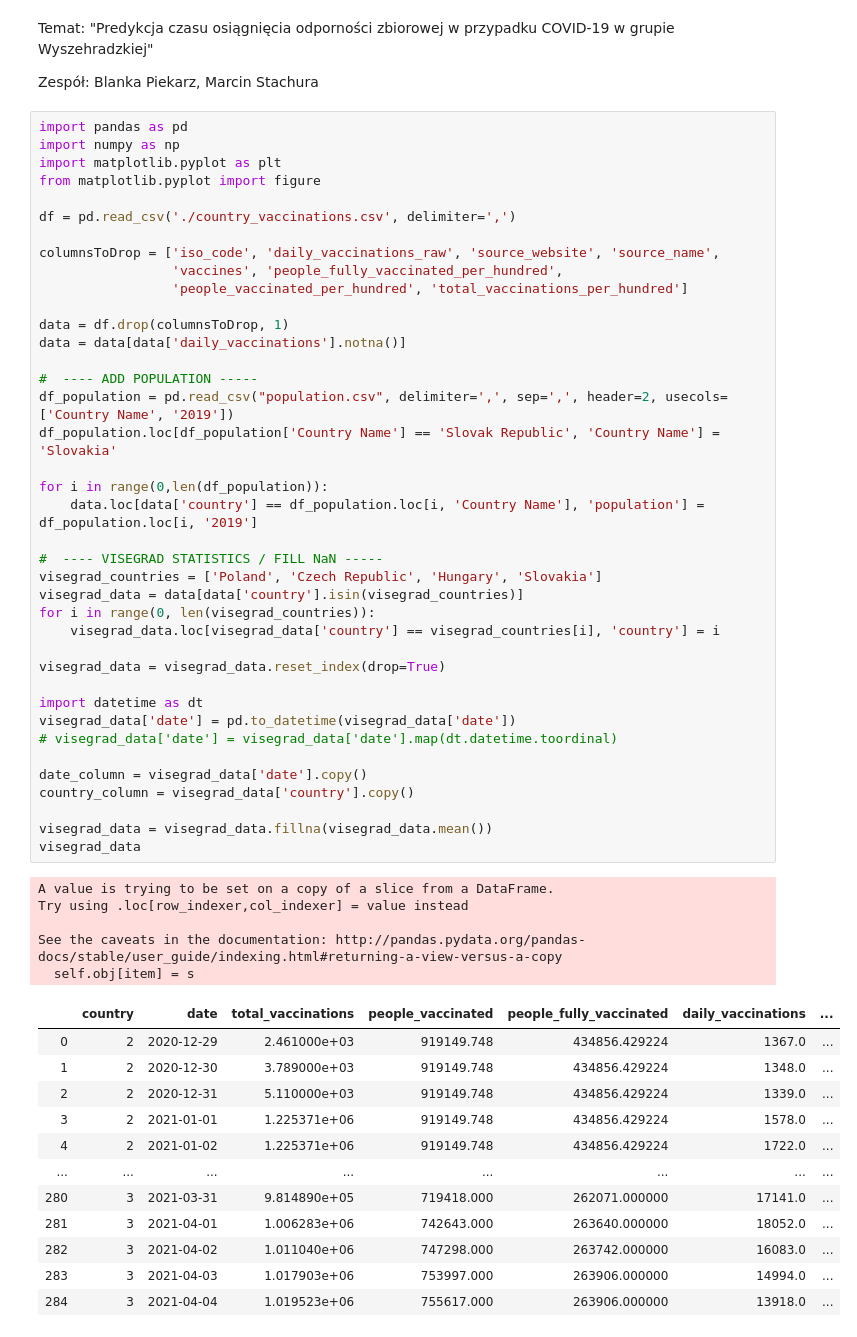
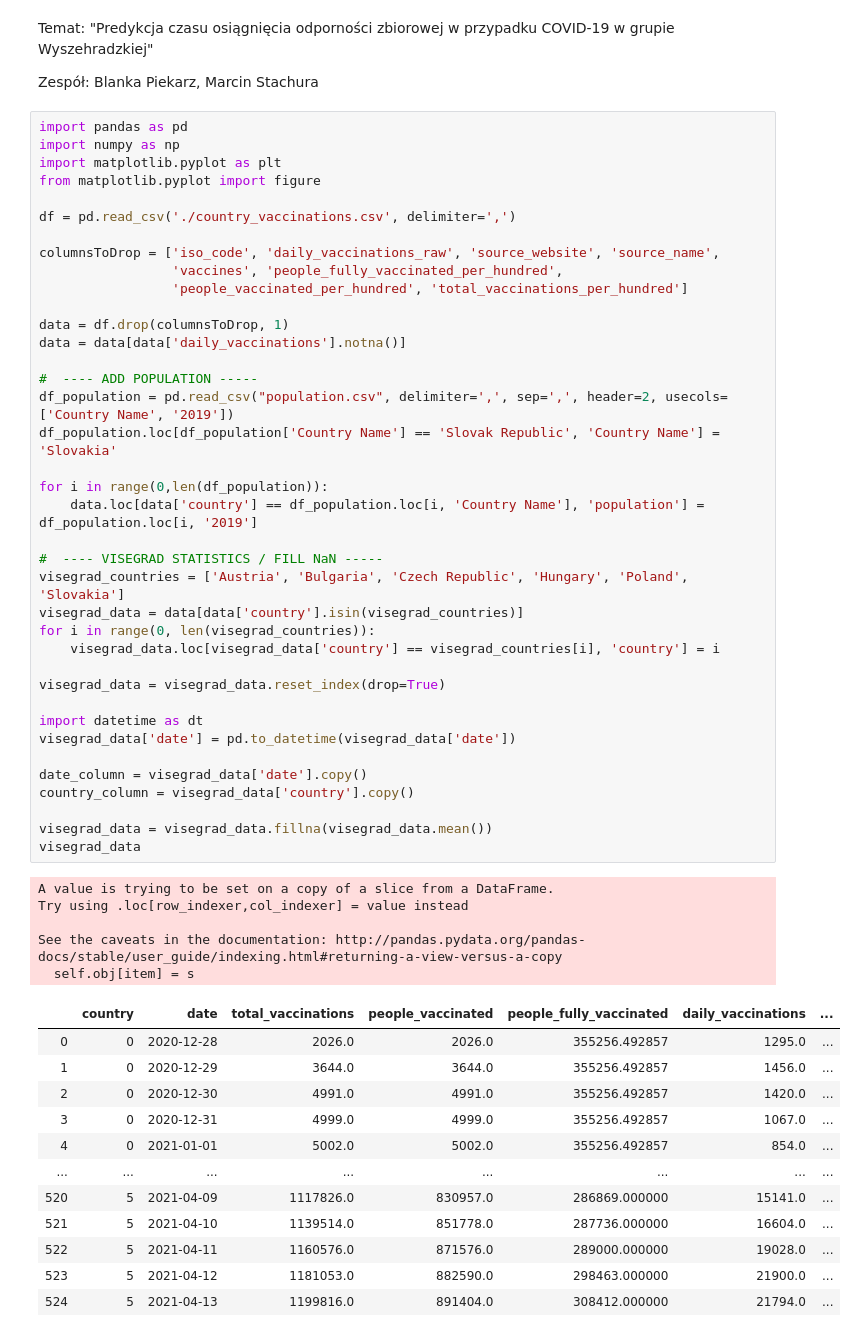
Before and after one commit to cinekpl97/knowledge-discovery-methods-vaccination-prediction, a Jupyter notebook: covid_vaccination.ipynb, the cells around one changed output. Drawn from its saved outputs; the diff is of its cells as text.

```diff
--- a/covid_vaccination.ipynb
+++ b/covid_vaccination.ipynb
@@ -19,43 +19,42 @@ data = data[data['daily_vaccinations'].notna()]
 
 #  ---- ADD POPULATION -----
 df_population = pd.read_csv("population.csv", delimiter=',', sep=',', header=2, usecols=['Country Name', '2019'])
 df_population.loc[df_population['Country Name'] == 'Slovak Republic', 'Country Name'] = 'Slovakia'
 
 for i in range(0,len(df_population)):
     data.loc[data['country'] == df_population.loc[i, 'Country Name'], 'population'] = df_population.loc[i, '2019']
 
 #  ---- VISEGRAD STATISTICS / FILL NaN -----
-visegrad_countries = ['Poland', 'Czech Republic', 'Hungary', 'Slovakia']
+visegrad_countries = ['Austria', 'Bulgaria', 'Czech Republic', 'Hungary', 'Poland', 'Slovakia']
 visegrad_data = data[data['country'].isin(visegrad_countries)]
 for i in range(0, len(visegrad_countries)):
     visegrad_data.loc[visegrad_data['country'] == visegrad_countries[i], 'country'] = i
 
 visegrad_data = visegrad_data.reset_index(drop=True)
 
 import datetime as dt
 visegrad_data['date'] = pd.to_datetime(visegrad_data['date'])
-# visegrad_data['date'] = visegrad_data['date'].map(dt.datetime.toordinal)
 
 date_column = visegrad_data['date'].copy()
 country_column = visegrad_data['country'].copy()
 
 visegrad_data = visegrad_data.fillna(visegrad_data.mean())
 visegrad_data
 # %% [output]
 A value is trying to be set on a copy of a slice from a DataFrame.
 Try using .loc[row_indexer,col_indexer] = value instead
 
 See the caveats in the documentation: http://pandas.pydata.org/pandas-docs/stable/user_guide/indexing.html#returning-a-view-versus-a-copy
   self.obj[item] = s
 |  | country | date | total_vaccinations | people_vaccinated | people_fully_vaccinated | daily_vaccinations | ... |
-| 0 | 2 | 2020-12-29 | 2.461000e+03 | 919149.748 | 434856.429224 | 1367.0 | ... |
-| 1 | 2 | 2020-12-30 | 3.789000e+03 | 919149.748 | 434856.429224 | 1348.0 | ... |
-| 2 | 2 | 2020-12-31 | 5.110000e+03 | 919149.748 | 434856.429224 | 1339.0 | ... |
-| 3 | 2 | 2021-01-01 | 1.225371e+06 | 919149.748 | 434856.429224 | 1578.0 | ... |
-| 4 | 2 | 2021-01-02 | 1.225371e+06 | 919149.748 | 434856.429224 | 1722.0 | ... |
+| 0 | 0 | 2020-12-28 | 2026.0 | 2026.0 | 355256.492857 | 1295.0 | ... |
+| 1 | 0 | 2020-12-29 | 3644.0 | 3644.0 | 355256.492857 | 1456.0 | ... |
+| 2 | 0 | 2020-12-30 | 4991.0 | 4991.0 | 355256.492857 | 1420.0 | ... |
+| 3 | 0 | 2020-12-31 | 4999.0 | 4999.0 | 355256.492857 | 1067.0 | ... |
+| 4 | 0 | 2021-01-01 | 5002.0 | 5002.0 | 355256.492857 | 854.0 | ... |
 | ... | ... | ... | ... | ... | ... | ... | ... |
-| 280 | 3 | 2021-03-31 | 9.814890e+05 | 719418.000 | 262071.000000 | 17141.0 | ... |
-| 281 | 3 | 2021-04-01 | 1.006283e+06 | 742643.000 | 263640.000000 | 18052.0 | ... |
-| 282 | 3 | 2021-04-02 | 1.011040e+06 | 747298.000 | 263742.000000 | 16083.0 | ... |
-| 283 | 3 | 2021-04-03 | 1.017903e+06 | 753997.000 | 263906.000000 | 14994.0 | ... |
-| 284 | 3 | 2021-04-04 | 1.019523e+06 | 755617.000 | 263906.000000 | 13918.0 | ... |
+| 520 | 5 | 2021-04-09 | 1117826.0 | 830957.0 | 286869.000000 | 15141.0 | ... |
+| 521 | 5 | 2021-04-10 | 1139514.0 | 851778.0 | 287736.000000 | 16604.0 | ... |
+| 522 | 5 | 2021-04-11 | 1160576.0 | 871576.0 | 289000.000000 | 19028.0 | ... |
+| 523 | 5 | 2021-04-12 | 1181053.0 | 882590.0 | 298463.000000 | 21900.0 | ... |
+| 524 | 5 | 2021-04-13 | 1199816.0 | 891404.0 | 308412.000000 | 21794.0 | ... |
```
Also changed, not shown: parts of 21 cells of this notebook.
